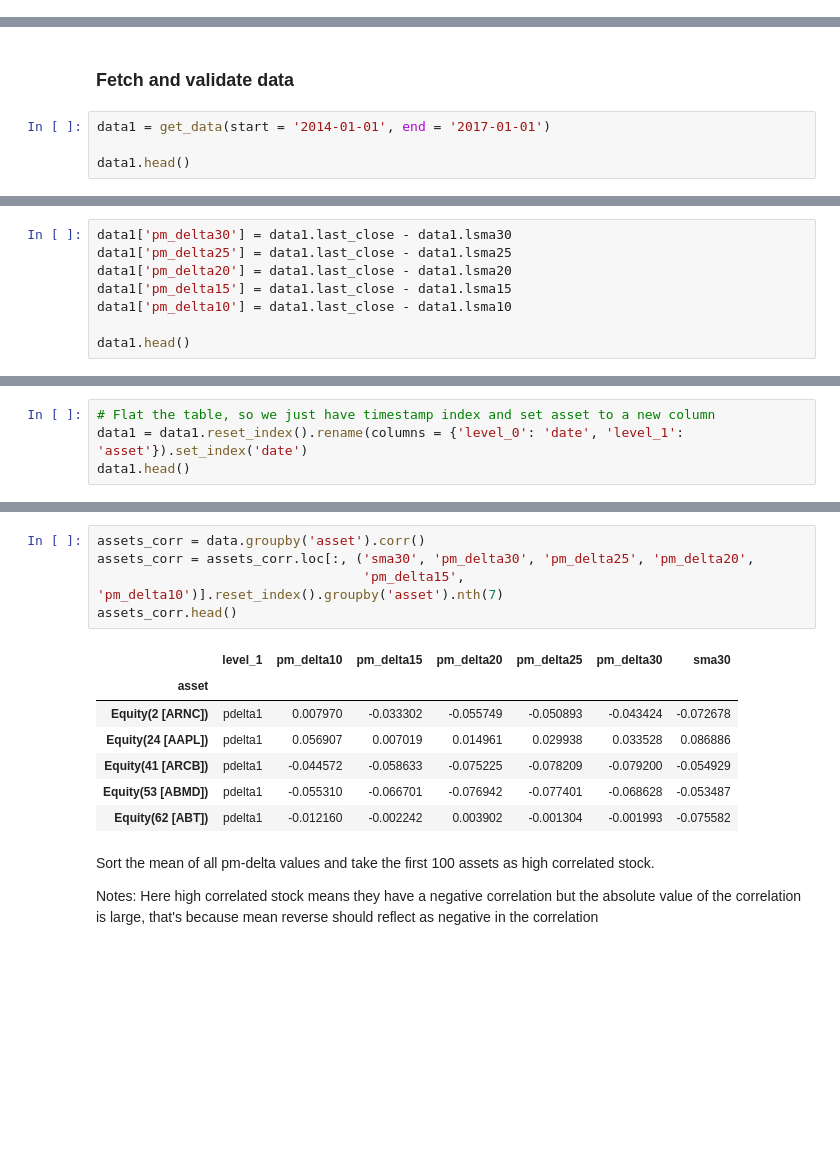
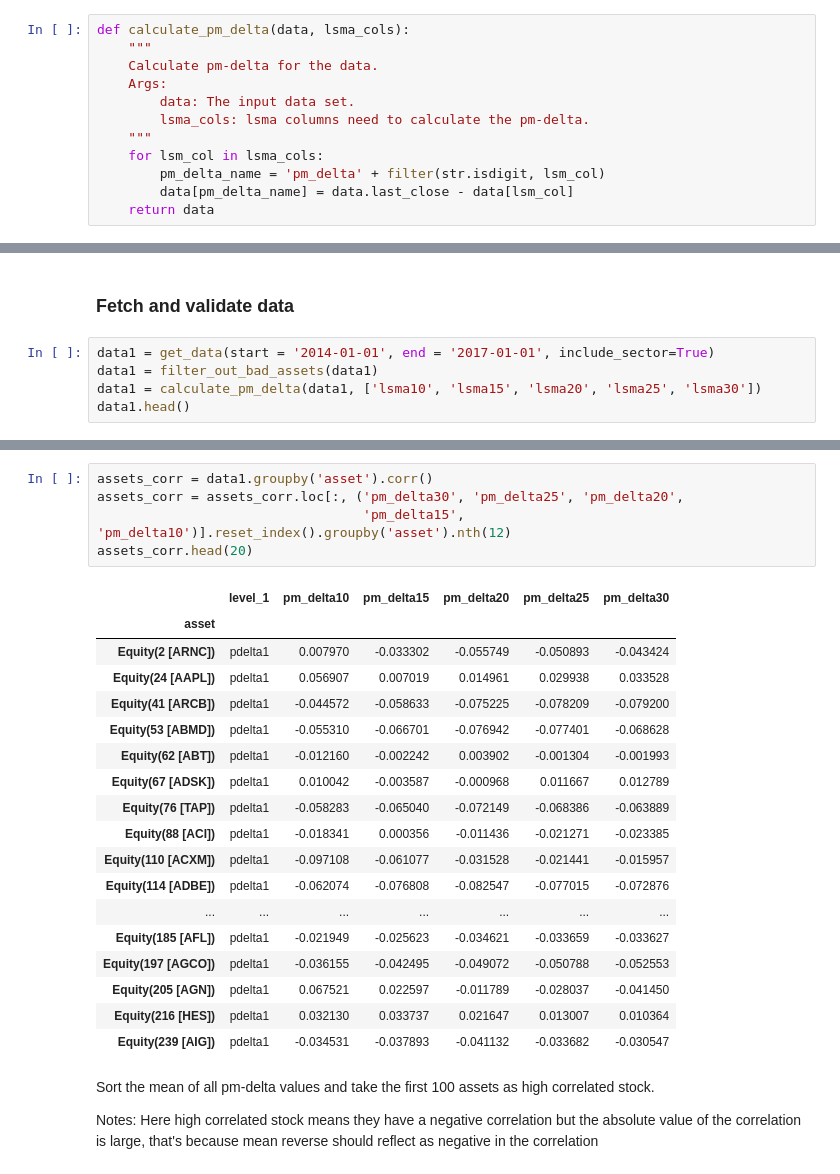
Before and after one commit to carychen/PPX, a Jupyter notebook: code/modified_mean_reverse/research/Mean+Reverse+Research+1.ipynb, the cells around one changed output, grey strips where cells are left out. Drawn from its saved outputs; the diff is of its cells as text; blank space fills up the shorter version.

```diff
--- a/code/modified_mean_reverse/research/Mean+Reverse+Research+1.ipynb
+++ b/code/modified_mean_reverse/research/Mean+Reverse+Research+1.ipynb
@@ -123,9 +175,22 @@ data
+# %%
+def calculate_pm_delta(data, lsma_cols):
+    """
+    Calculate pm-delta for the data.
+    Args:
+        data: The input data set.
+        lsma_cols: lsma columns need to calculate the pm-delta.
+    """
+    for lsm_col in lsma_cols:
+        pm_delta_name = 'pm_delta' + filter(str.isdigit, lsm_col)
+        data[pm_delta_name] = data.last_close - data[lsm_col]
+    return data
 # %% [markdown]
 ## Step 1. Correlation between P-Delta and PM-Delta
 # %% [markdown]
 ### Fetch and validate data
 # %%
-data1 = get_data(start = '2014-01-01', end = '2017-01-01')
-
+data1 = get_data(start = '2014-01-01', end = '2017-01-01', include_sector=True)
+data1 = filter_out_bad_assets(data1)
+data1 = calculate_pm_delta(data1, ['lsma10', 'lsma15', 'lsma20', 'lsma25', 'lsma30'])
 data1.head()
 # %% [output]
@@ -147,8 +213,0 @@ data1.loc['2014-01-03'].head()
-# %%
-data1['pm_delta30'] = data1.last_close - data1.lsma30
-data1['pm_delta25'] = data1.last_close - data1.lsma25
-data1['pm_delta20'] = data1.last_close - data1.lsma20
-data1['pm_delta15'] = data1.last_close - data1.lsma15
-data1['pm_delta10'] = data1.last_close - data1.lsma10
-
-data1.head()
@@ -166,4 +213,0 @@ Filter out stocks that has less than 30 days record in the data.
-# %%
-# Flat the table, so we just have timestamp index and set asset to a new column
-data1 = data1.reset_index().rename(columns = {'level_0': 'date', 'level_1': 'asset'}).set_index('date')
-data1.head()
@@ -209,16 +227,27 @@ data.loc[:,
 # %%
-assets_corr = data.groupby('asset').corr()
-assets_corr = assets_corr.loc[:, ('sma30', 'pm_delta30', 'pm_delta25', 'pm_delta20',
-                                  'pm_delta15', 'pm_delta10')].reset_index().groupby('asset').nth(7)
-assets_corr.head()
+assets_corr = data1.groupby('asset').corr()
+assets_corr = assets_corr.loc[:, ('pm_delta30', 'pm_delta25', 'pm_delta20',
+                                  'pm_delta15', 'pm_delta10')].reset_index().groupby('asset').nth(12)
+assets_corr.head(20)
 # %% [output]
-|  | level_1 | pm_delta10 | pm_delta15 | pm_delta20 | pm_delta25 | pm_delta30 | sma30 |
-| asset |  |  |  |  |  |  |  |
-| Equity(2 [ARNC]) | pdelta1 | 0.007970 | -0.033302 | -0.055749 | -0.050893 | -0.043424 | -0.072678 |
-| Equity(24 [AAPL]) | pdelta1 | 0.056907 | 0.007019 | 0.014961 | 0.029938 | 0.033528 | 0.086886 |
-| Equity(41 [ARCB]) | pdelta1 | -0.044572 | -0.058633 | -0.075225 | -0.078209 | -0.079200 | -0.054929 |
-| Equity(53 [ABMD]) | pdelta1 | -0.055310 | -0.066701 | -0.076942 | -0.077401 | -0.068628 | -0.053487 |
-| Equity(62 [ABT]) | pdelta1 | -0.012160 | -0.002242 | 0.003902 | -0.001304 | -0.001993 | -0.075582 |
+|  | level_1 | pm_delta10 | pm_delta15 | pm_delta20 | pm_delta25 | pm_delta30 |
+| asset |  |  |  |  |  |  |
+| Equity(2 [ARNC]) | pdelta1 | 0.007970 | -0.033302 | -0.055749 | -0.050893 | -0.043424 |
+| Equity(24 [AAPL]) | pdelta1 | 0.056907 | 0.007019 | 0.014961 | 0.029938 | 0.033528 |
+| Equity(41 [ARCB]) | pdelta1 | -0.044572 | -0.058633 | -0.075225 | -0.078209 | -0.079200 |
+| Equity(53 [ABMD]) | pdelta1 | -0.055310 | -0.066701 | -0.076942 | -0.077401 | -0.068628 |
+| Equity(62 [ABT]) | pdelta1 | -0.012160 | -0.002242 | 0.003902 | -0.001304 | -0.001993 |
+| Equity(67 [ADSK]) | pdelta1 | 0.010042 | -0.003587 | -0.000968 | 0.011667 | 0.012789 |
+| Equity(76 [TAP]) | pdelta1 | -0.058283 | -0.065040 | -0.072149 | -0.068386 | -0.063889 |
+| Equity(88 [ACI]) | pdelta1 | -0.018341 | 0.000356 | -0.011436 | -0.021271 | -0.023385 |
+| Equity(110 [ACXM]) | pdelta1 | -0.097108 | -0.061077 | -0.031528 | -0.021441 | -0.015957 |
+| Equity(114 [ADBE]) | pdelta1 | -0.062074 | -0.076808 | -0.082547 | -0.077015 | -0.072876 |
+| ... | ... | ... | ... | ... | ... | ... |
+| Equity(185 [AFL]) | pdelta1 | -0.021949 | -0.025623 | -0.034621 | -0.033659 | -0.033627 |
+| Equity(197 [AGCO]) | pdelta1 | -0.036155 | -0.042495 | -0.049072 | -0.050788 | -0.052553 |
+| Equity(205 [AGN]) | pdelta1 | 0.067521 | 0.022597 | -0.011789 | -0.028037 | -0.041450 |
+| Equity(216 [HES]) | pdelta1 | 0.032130 | 0.033737 | 0.021647 | 0.013007 | 0.010364 |
+| Equity(239 [AIG]) | pdelta1 | -0.034531 | -0.037893 | -0.041132 | -0.033682 | -0.030547 |
 # %% [markdown]
 Sort the mean of all pm-delta values and take the first 100 assets as high correlated stock.
 
```
Also changed, not shown: parts of 39 cells of this notebook.
